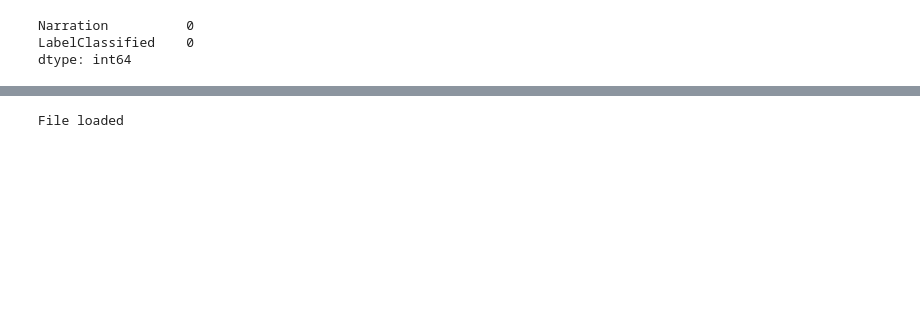
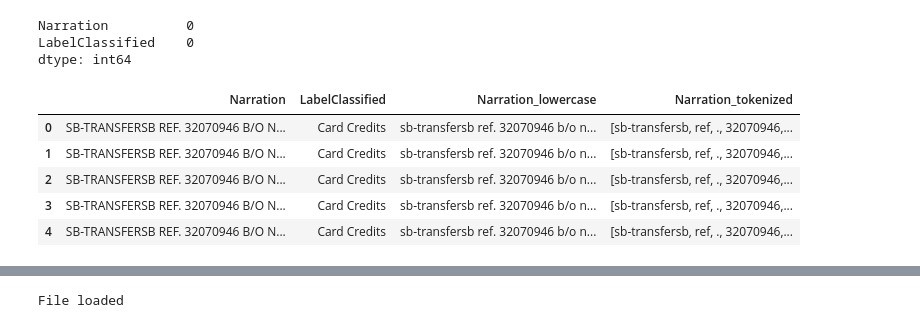
Before and after one commit to RamyaRagu2506/dev_pdf_to-_excel, a Jupyter notebook: trainnlp.ipynb, the cells around one changed output, grey strips where cells are left out. Drawn from its saved outputs; the diff is of its cells as text; code cells hidden in the pictures; blank space fills up the shorter version.

```diff
--- a/trainnlp.ipynb
+++ b/trainnlp.ipynb
@@ -17,0 +29,9 @@ dtype: int64
+# %%
+data.head()
+# %% [output]
+|  | Narration | LabelClassified | Narration_lowercase | Narration_tokenized |
+| 0 | SB-TRANSFERSB REF. 32070946 B/O N... | Card Credits | sb-transfersb ref. 32070946 b/o n... | [sb-transfersb, ref, ., 32070946,... |
+| 1 | SB-TRANSFERSB REF. 32070946 B/O N... | Card Credits | sb-transfersb ref. 32070946 b/o n... | [sb-transfersb, ref, ., 32070946,... |
+| 2 | SB-TRANSFERSB REF. 32070946 B/O N... | Card Credits | sb-transfersb ref. 32070946 b/o n... | [sb-transfersb, ref, ., 32070946,... |
+| 3 | SB-TRANSFERSB REF. 32070946 B/O N... | Card Credits | sb-transfersb ref. 32070946 b/o n... | [sb-transfersb, ref, ., 32070946,... |
+| 4 | SB-TRANSFERSB REF. 32070946 B/O N... | Card Credits | sb-transfersb ref. 32070946 b/o n... | [sb-transfersb, ref, ., 32070946,... |
```
Also changed, not shown: parts of 12 cells of this notebook, 10 other files.
